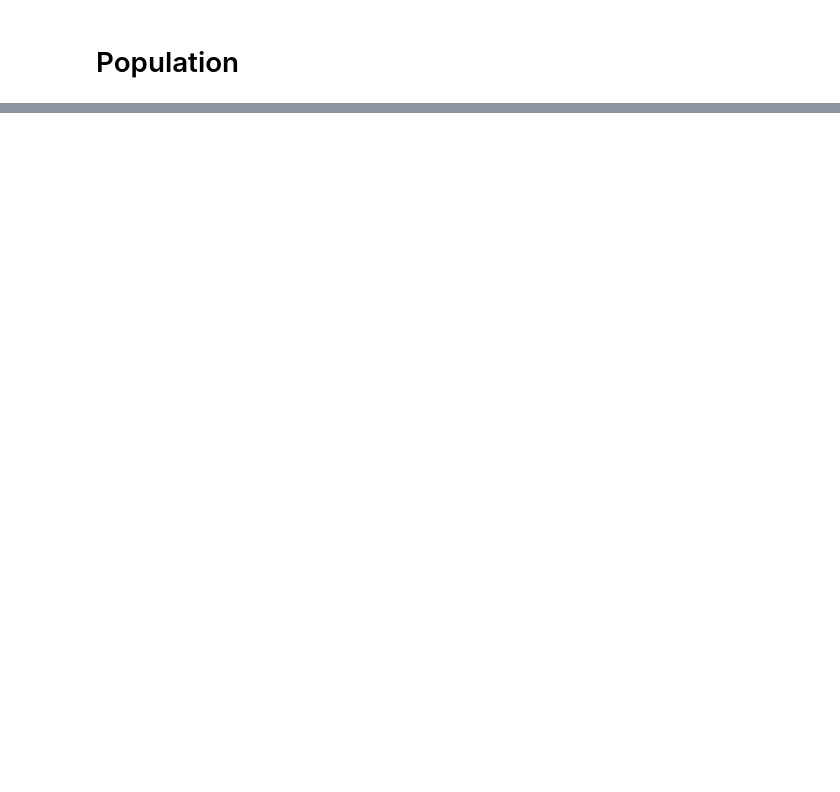
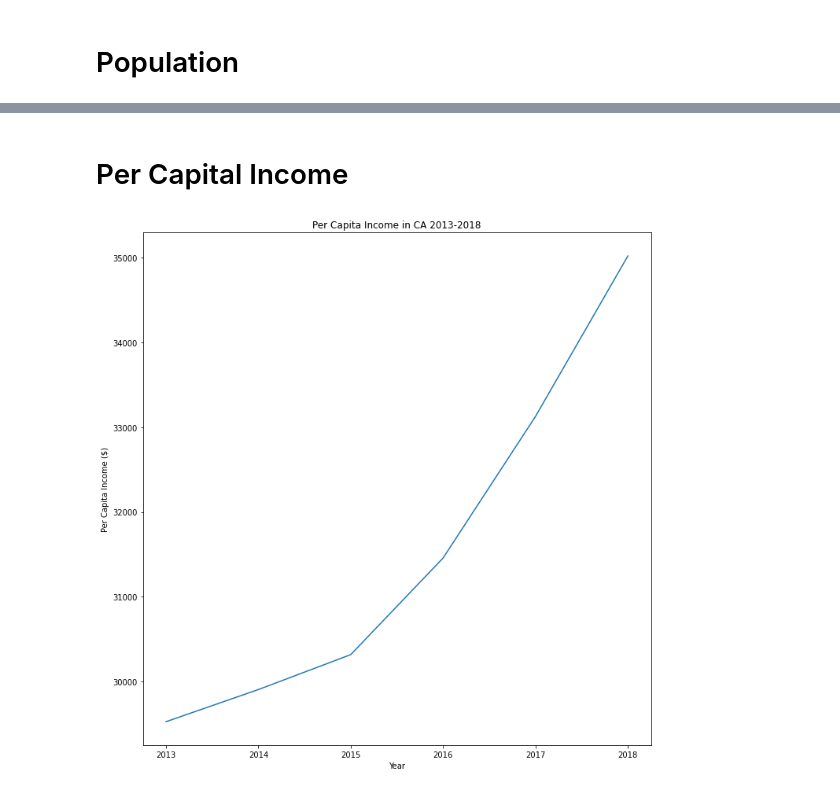
Before and after one commit to J3N1/UCI-Project-1-Team7, a Jupyter notebook: migration.ipynb, the cells around one changed output, grey strips where cells are left out. Cells and saved outputs as stored; diff of their text form; code cells hidden in the pictures; blank space fills up the shorter version.

```diff
--- a/migration.ipynb
+++ b/migration.ipynb
@@ -267,0 +264,15 @@ plt.show()
+# %% [markdown]
+# Per Capital Income
+# %%
+x_axis = np.arange(len(final_merge))
+tick_locations = [value for value in x_axis]
+plt.figure(figsize=(10,10))
+plt.plot(x_axis, final_merge["Per Capita Income"])
+plt.xticks(tick_locations, final_merge["Year"])
+plt.title("Per Capita Income in CA 2013-2018")
+plt.xlabel("Year")
+plt.ylabel("Per Capita Income ($)")
+plt.tight_layout()
+plt.show()
+# %% [output]
+[figure, added]
```
Also changed, not shown: parts of 6 cells of this notebook.
